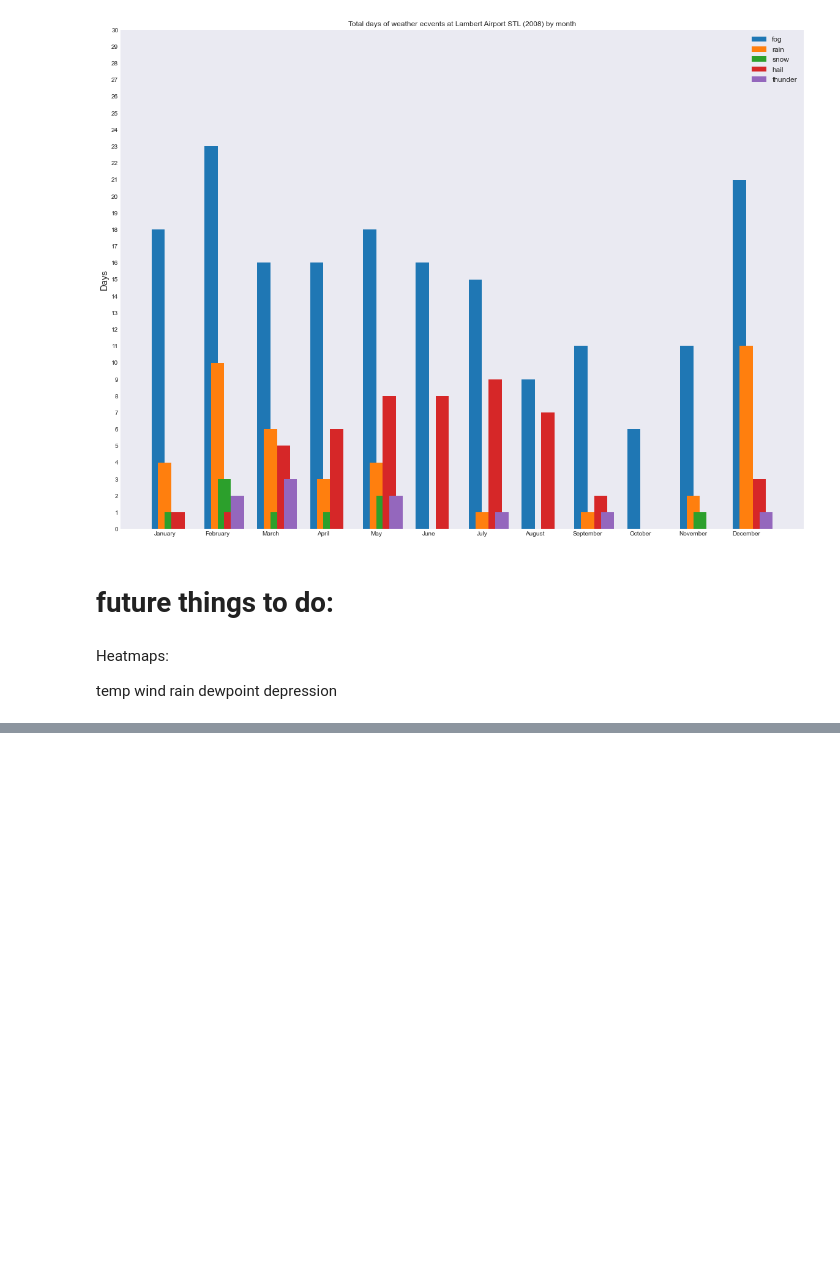
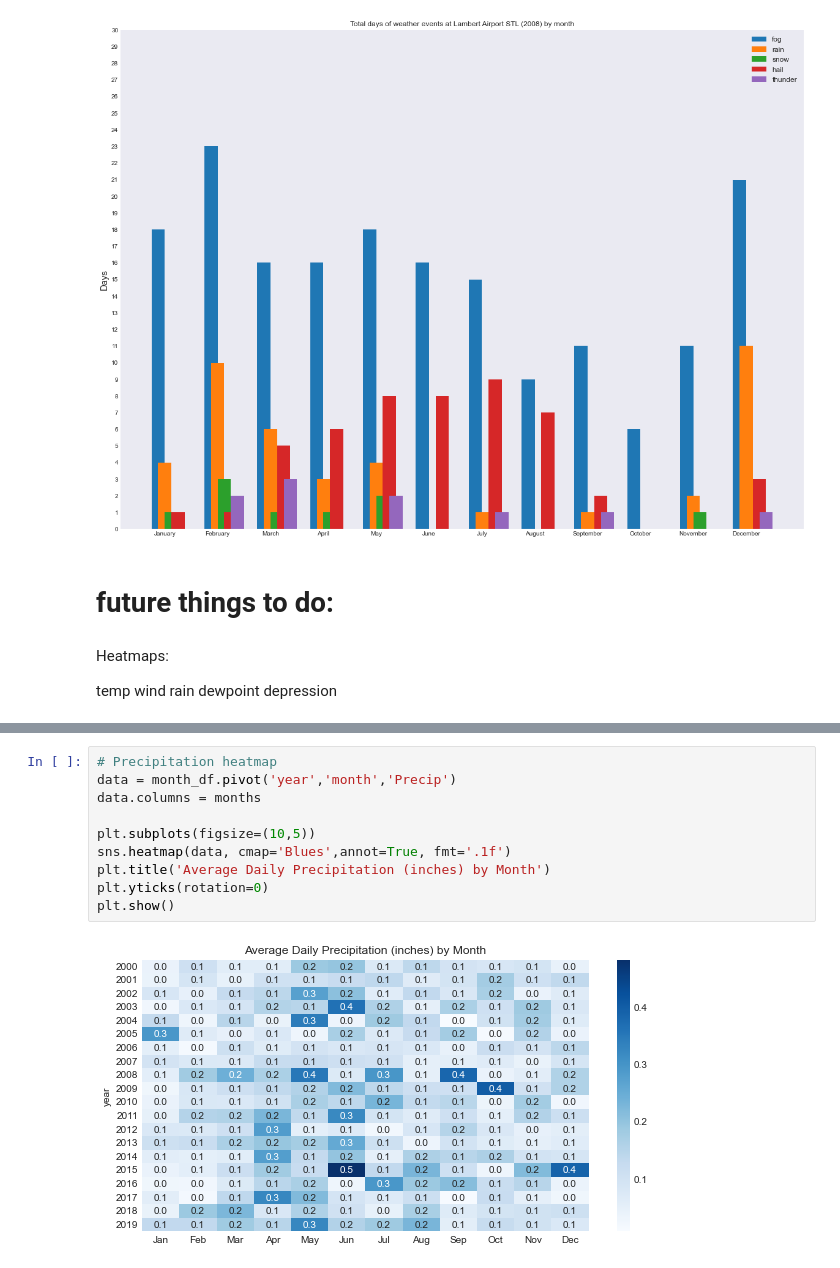
Before and after one commit to billtell/NOAA_GSOD_LambertSTL_2000to2022, a Jupyter notebook: GSOD_lambertSTL_EDA.ipynb, the cells around one changed output, grey strips where cells are left out. Cells and saved outputs as stored; diff of their text form; blank space fills up the shorter version.

```diff
--- a/GSOD_lambertSTL_EDA.ipynb
+++ b/GSOD_lambertSTL_EDA.ipynb
@@ -779,0 +802,12 @@ dewpoint depression
+# %%
+# Precipitation heatmap
+data = month_df.pivot('year','month','Precip')
+data.columns = months
+
+plt.subplots(figsize=(10,5))
+sns.heatmap(data, cmap='Blues',annot=True, fmt='.1f')
+plt.title('Average Daily Precipitation (inches) by Month')
+plt.yticks(rotation=0)
+plt.show()
+# %% [output]
+[figure, added]
```
Also changed, not shown: parts of 10 cells of this notebook.
